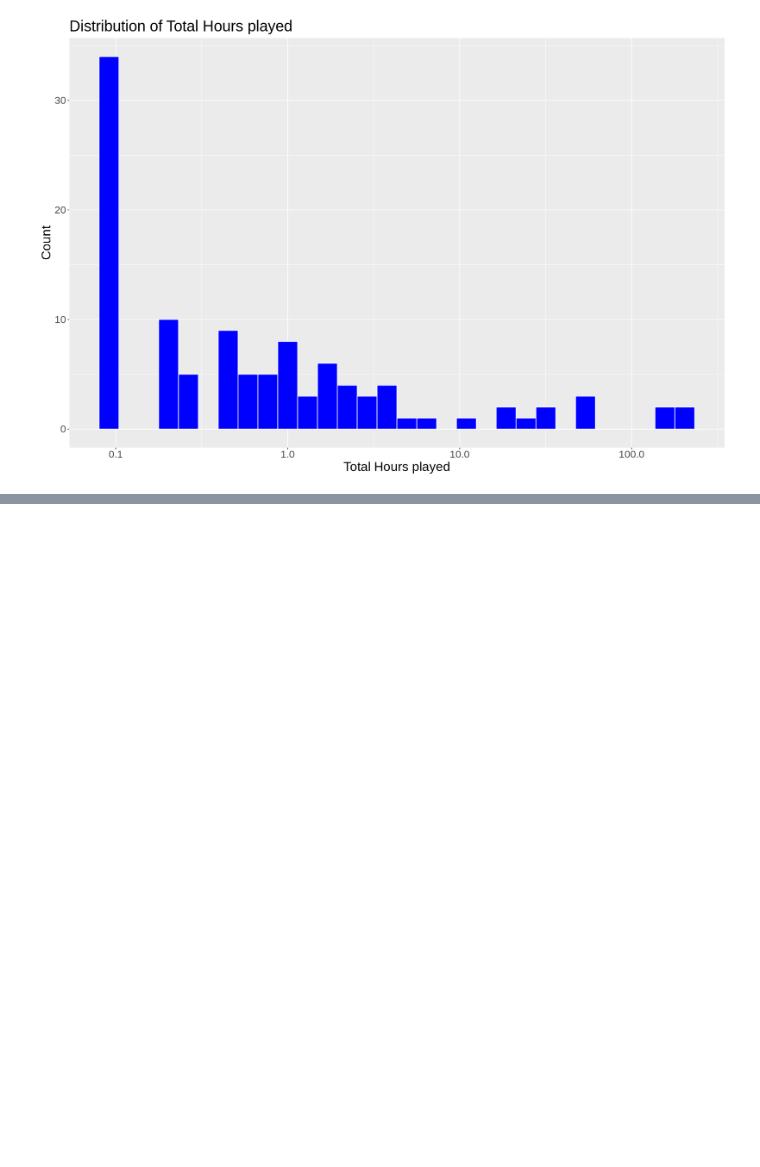
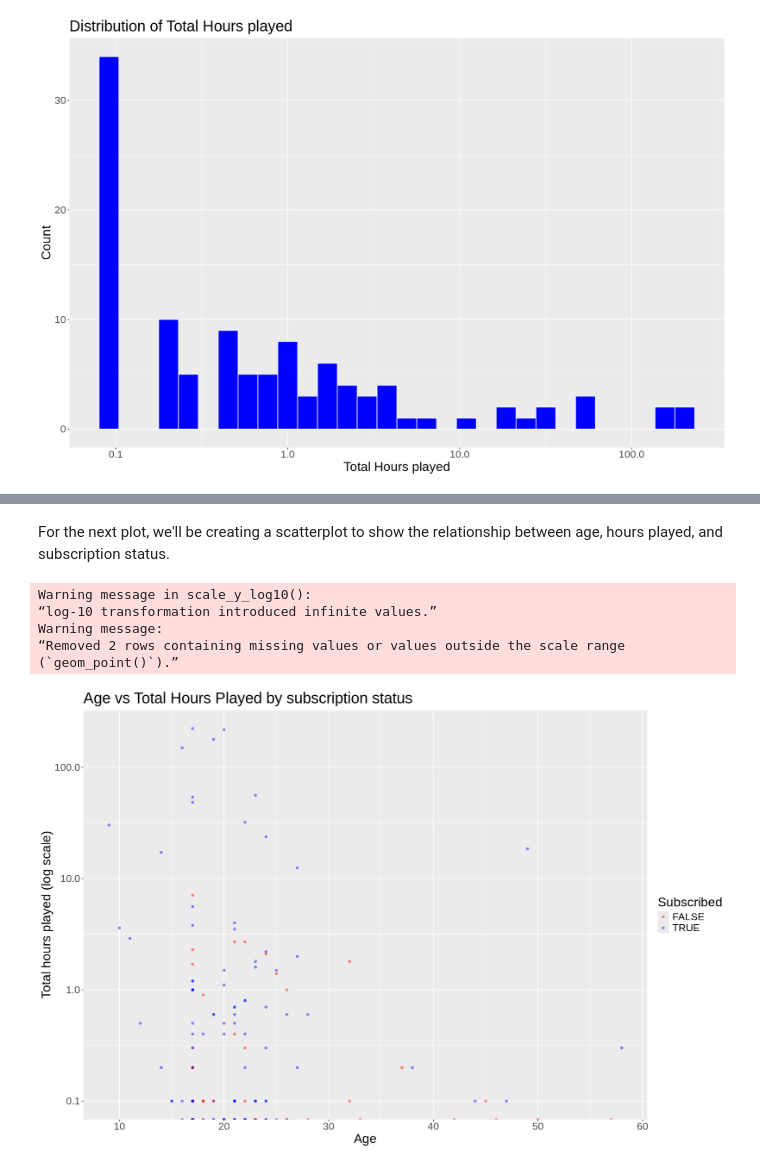
Before and after one commit to egshiglened/dsci_100_project_033, a Jupyter notebook: individual_project.ipynb, the cells around one changed output, grey strips where cells are left out. Cells and saved outputs as stored; diff of their text form; code cells hidden in the pictures; blank space fills up the shorter version.

```diff
--- a/individual_project.ipynb
+++ b/individual_project.ipynb
@@ -211,0 +257,23 @@ Warning message:
+# %% [markdown]
+For the next plot, we'll be creating a scatterplot to show the relationship between age, hours played, and subscription status.
+# %%
+options(repr.plot.width = 15, repr.plot.height = 10)
+
+players_plot <- players_1 |>
+    ggplot(aes(x = Age, y = played_hours, color = subscribe)) +
+    geom_point(alpha = 0.4) +
+    scale_colour_manual(values = c("FALSE" = "red", "TRUE" = "blue")) +
+    scale_y_log10() +
+    labs(title = "Age vs Total Hours Played by subscription status",
+         x = "Age",
+         y = "Total hours played (log scale)",
+         color = "Subscribed") +
+    theme(text = element_text(size = 20))
+players_plot
+# %% [output]
+Warning message in scale_y_log10():
+“log-10 transformation introduced infinite values.”
+Warning message:
+“Removed 2 rows containing missing values or values outside the scale range
+(`geom_point()`).”
+[figure, added]
```
Also changed, not shown: parts of 10 cells of this notebook.
